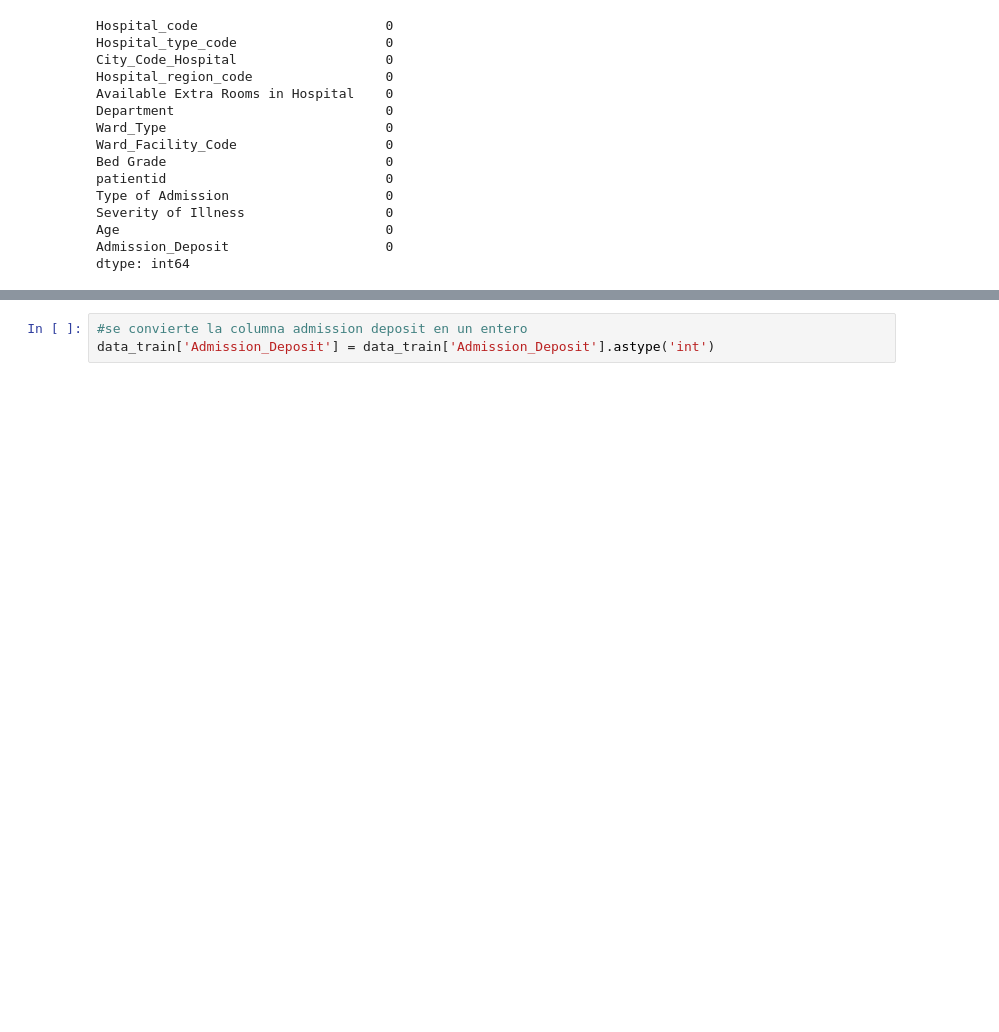
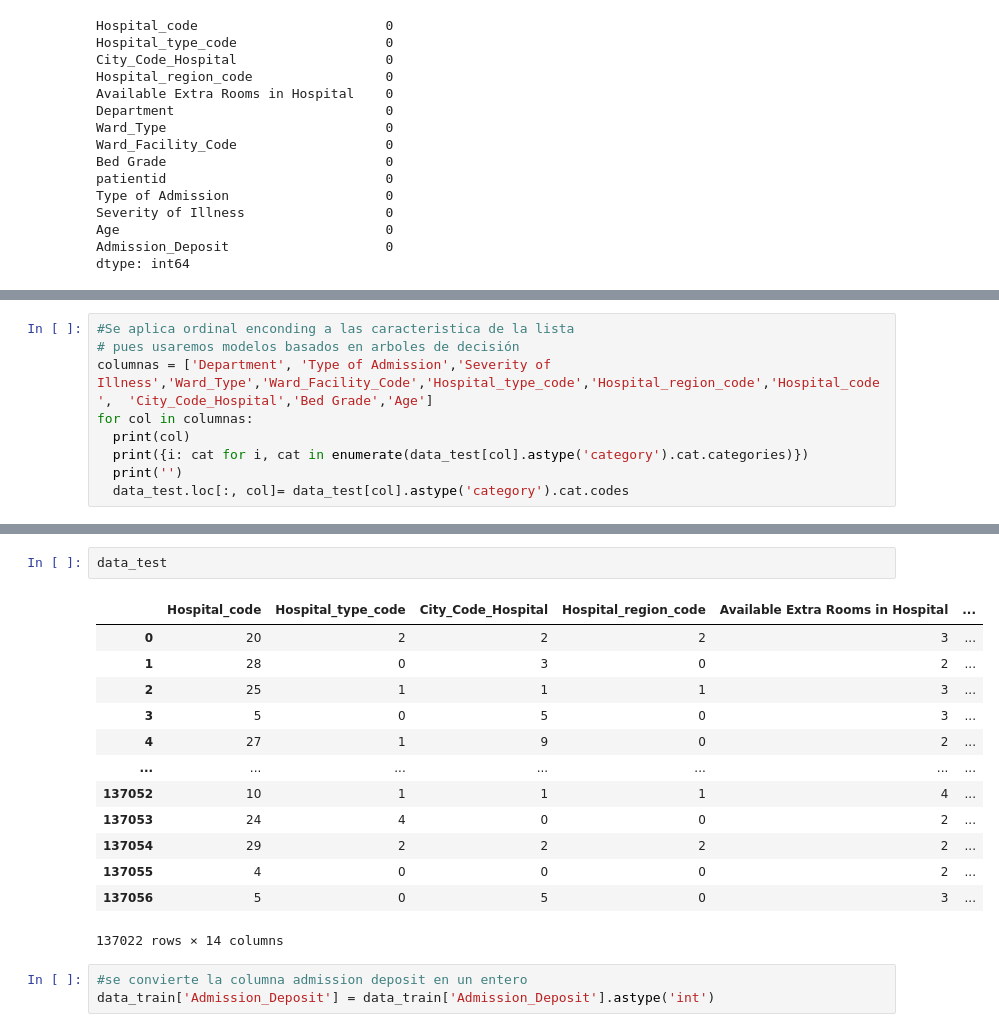
Before and after one commit to Geralberrio/Proyecto_Analitica, a Jupyter notebook: Hospitalizacion_clasificacion_RF_GB.ipynb, the cells around one changed output, grey strips where cells are left out. Drawn from its saved outputs; the diff is of its cells as text; blank space fills up the shorter version.

```diff
--- a/Hospitalizacion_clasificacion_RF_GB.ipynb
+++ b/Hospitalizacion_clasificacion_RF_GB.ipynb
@@ -201,0 +222,9 @@ for col in columnas:
+# %%
+#Se aplica ordinal enconding a las caracteristica de la lista
+# pues usaremos modelos basados en arboles de decisión
+columnas = ['Department', 'Type of Admission','Severity of Illness','Ward_Type','Ward_Facility_Code','Hospital_type_code','Hospital_region_code','Hospital_code',	'City_Code_Hospital','Bed Grade','Age']
+for col in columnas:
+  print(col)
+  print({i: cat for i, cat in enumerate(data_test[col].astype('category').cat.categories)})
+  print('')
+  data_test.loc[:, col]= data_test[col].astype('category').cat.codes
@@ -202,3 +249,19 @@ for col in columnas:
+# %%
+data_test
+# %% [output]
+|  | Hospital_code | Hospital_type_code | City_Code_Hospital | Hospital_region_code | Available Extra Rooms in Hospital | ... |
+| 0 | 20 | 2 | 2 | 2 | 3 | ... |
+| 1 | 28 | 0 | 3 | 0 | 2 | ... |
+| 2 | 25 | 1 | 1 | 1 | 3 | ... |
+| 3 | 5 | 0 | 5 | 0 | 3 | ... |
+| 4 | 27 | 1 | 9 | 0 | 2 | ... |
+| ... | ... | ... | ... | ... | ... | ... |
+| 137052 | 10 | 1 | 1 | 1 | 4 | ... |
+| 137053 | 24 | 4 | 0 | 0 | 2 | ... |
+| 137054 | 29 | 2 | 2 | 2 | 2 | ... |
+| 137055 | 4 | 0 | 0 | 0 | 2 | ... |
+| 137056 | 5 | 0 | 5 | 0 | 3 | ... |
+137022 rows × 14 columns
 # %%
 #se convierte la columna admission deposit en un entero
 data_train['Admission_Deposit'] = data_train['Admission_Deposit'].astype('int')
```
Also changed, not shown: parts of 15 cells of this notebook.
